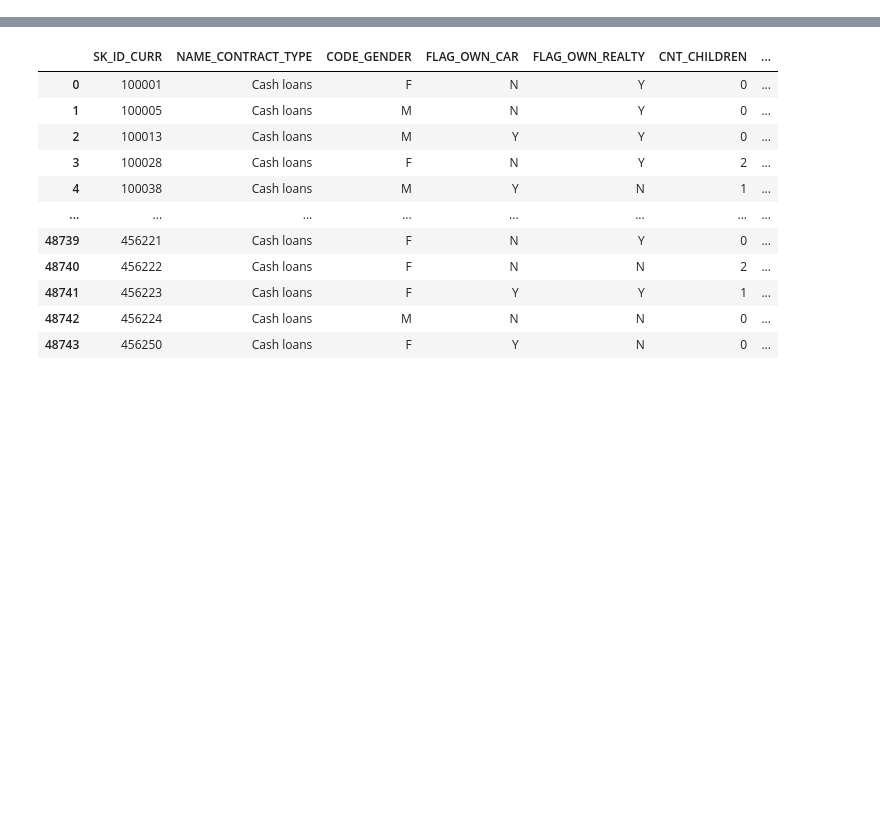
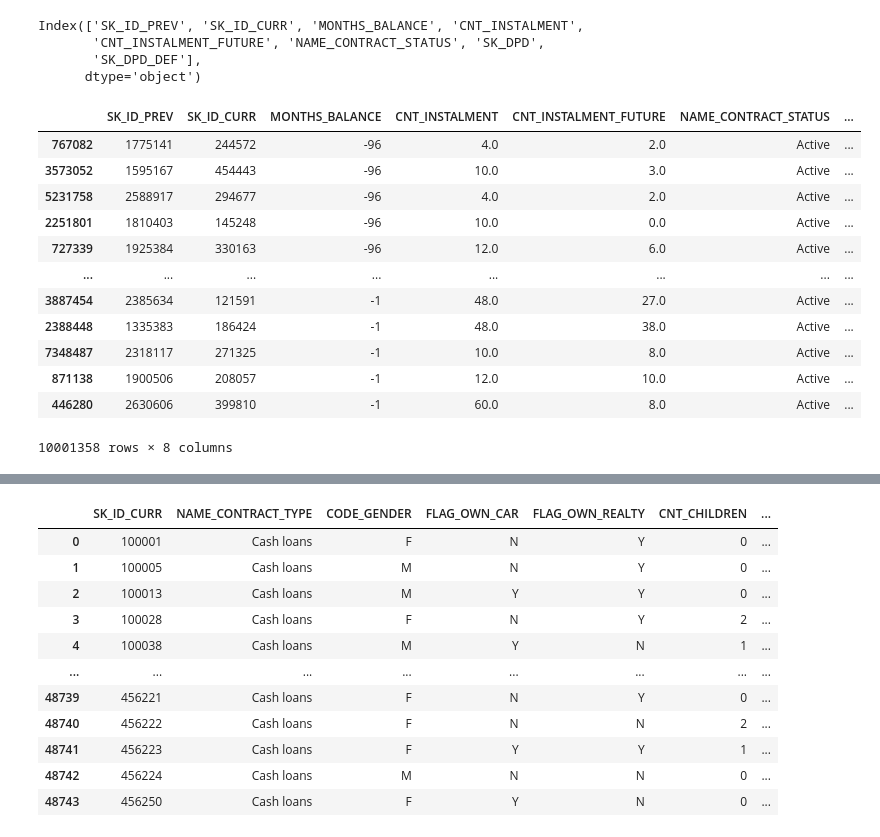
Before and after one commit to huanrafa/ProjectPracticing, a Jupyter notebook: 2023_11(2) Home Credit Default Risk/HomeCredit.ipynb, the cells around one changed output, grey strips where cells are left out. Cells and saved outputs as stored; diff of their text form; code cells hidden in the pictures; blank space fills up the shorter version.

```diff
--- a/2023_11(2) Home Credit Default Risk/HomeCredit.ipynb
+++ b/2023_11(2) Home Credit Default Risk/HomeCredit.ipynb
@@ -46,0 +57,22 @@ Name: count, Length: 337252, dtype: int64
+# %%
+print(POS_CASH.columns, "\n")
+
+POS_CASH.sort_values(by='MONTHS_BALANCE')
+# %% [output]
+Index(['SK_ID_PREV', 'SK_ID_CURR', 'MONTHS_BALANCE', 'CNT_INSTALMENT',
+       'CNT_INSTALMENT_FUTURE', 'NAME_CONTRACT_STATUS', 'SK_DPD',
+       'SK_DPD_DEF'],
+      dtype='object')
+|  | SK_ID_PREV | SK_ID_CURR | MONTHS_BALANCE | CNT_INSTALMENT | CNT_INSTALMENT_FUTURE | NAME_CONTRACT_STATUS | ... |
+| 767082 | 1775141 | 244572 | -96 | 4.0 | 2.0 | Active | ... |
+| 3573052 | 1595167 | 454443 | -96 | 10.0 | 3.0 | Active | ... |
+| 5231758 | 2588917 | 294677 | -96 | 4.0 | 2.0 | Active | ... |
+| 2251801 | 1810403 | 145248 | -96 | 10.0 | 0.0 | Active | ... |
+| 727339 | 1925384 | 330163 | -96 | 12.0 | 6.0 | Active | ... |
+| ... | ... | ... | ... | ... | ... | ... | ... |
+| 3887454 | 2385634 | 121591 | -1 | 48.0 | 27.0 | Active | ... |
+| 2388448 | 1335383 | 186424 | -1 | 48.0 | 38.0 | Active | ... |
+| 7348487 | 2318117 | 271325 | -1 | 10.0 | 8.0 | Active | ... |
+| 871138 | 1900506 | 208057 | -1 | 12.0 | 10.0 | Active | ... |
+| 446280 | 2630606 | 399810 | -1 | 60.0 | 8.0 | Active | ... |
+10001358 rows × 8 columns
```
Also changed, not shown: parts of 19 cells of this notebook.
